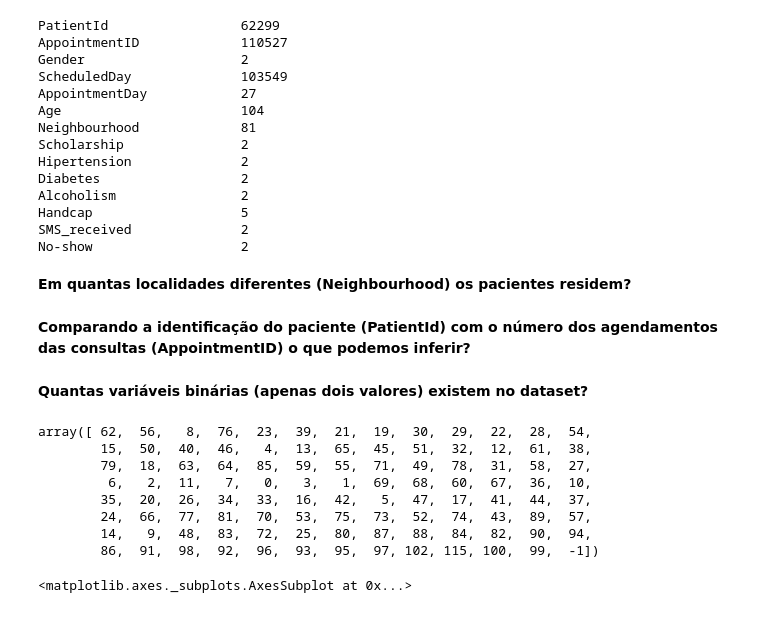
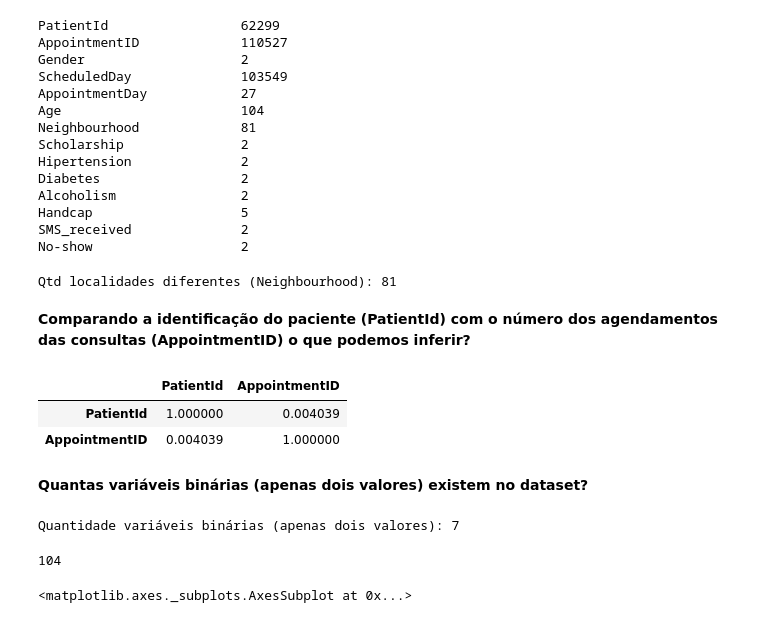
Before and after one commit to simoneperazzoli/IGTI_MLAnalystBootcamp, a Jupyter notebook: modulo_2/trabalho_pratico_modulo_2.ipynb, the cells around one changed output. Cells and saved outputs as stored; diff of their text form; code cells hidden in the pictures.

```diff
--- a/modulo_2/trabalho_pratico_modulo_2.ipynb
+++ b/modulo_2/trabalho_pratico_modulo_2.ipynb
@@ -148,24 +156,31 @@ Alcoholism                2
 Handcap                   5
 SMS_received              2
 No-show                   2
-# %% [markdown]
-**Em quantas localidades diferentes (Neighbourhood) os pacientes residem?**
+# %%
+# localidades diferentes (Neighbourhood)
+print('Qtd localidades diferentes (Neighbourhood):', df_consultas.nunique().loc['Neighbourhood'])
+# %% [output]
+Qtd localidades diferentes (Neighbourhood): 81
 # %% [markdown]
 **Comparando a identificação do paciente (PatientId) com o número dos agendamentos das consultas (AppointmentID) o que podemos inferir?**
+# %%
+# Correlação entre (PatientId) com o (AppointmentID)
+df_consultas[['PatientId','AppointmentID']].corr()
+# %% [output]
+|  | PatientId | AppointmentID |
+| PatientId | 1.000000 | 0.004039 |
+| AppointmentID | 0.004039 | 1.000000 |
 # %% [markdown]
 **Quantas variáveis binárias (apenas dois valores) existem no dataset?**
+# %%
+print('Quantidade variáveis binárias (apenas dois valores):', np.count_nonzero(df_consultas.nunique().values == 2))
+# %% [output]
+Quantidade variáveis binárias (apenas dois valores): 7
 # %%
 #contando quantas idades diferentes existem no df
-df_consultas['Age'].unique()
+df_consultas['Age'].nunique()
 # %% [output]
-array([ 62,  56,   8,  76,  23,  39,  21,  19,  30,  29,  22,  28,  54,
-        15,  50,  40,  46,   4,  13,  65,  45,  51,  32,  12,  61,  38,
-        79,  18,  63,  64,  85,  59,  55,  71,  49,  78,  31,  58,  27,
-         6,   2,  11,   7,   0,   3,   1,  69,  68,  60,  67,  36,  10,
-        35,  20,  26,  34,  33,  16,  42,   5,  47,  17,  41,  44,  37,
-        24,  66,  77,  81,  70,  53,  75,  73,  52,  74,  43,  89,  57,
-        14,   9,  48,  83,  72,  25,  80,  87,  88,  84,  82,  90,  94,
-        86,  91,  98,  92,  96,  93,  95,  97, 102, 115, 100,  99,  -1])
+104
 # %%
 #plotando o histograma de algumas variáveis
 df_consultas['Age'].hist(bins=len(df_consultas['Age'].unique()))
```
Also changed, not shown: parts of 19 cells of this notebook.
